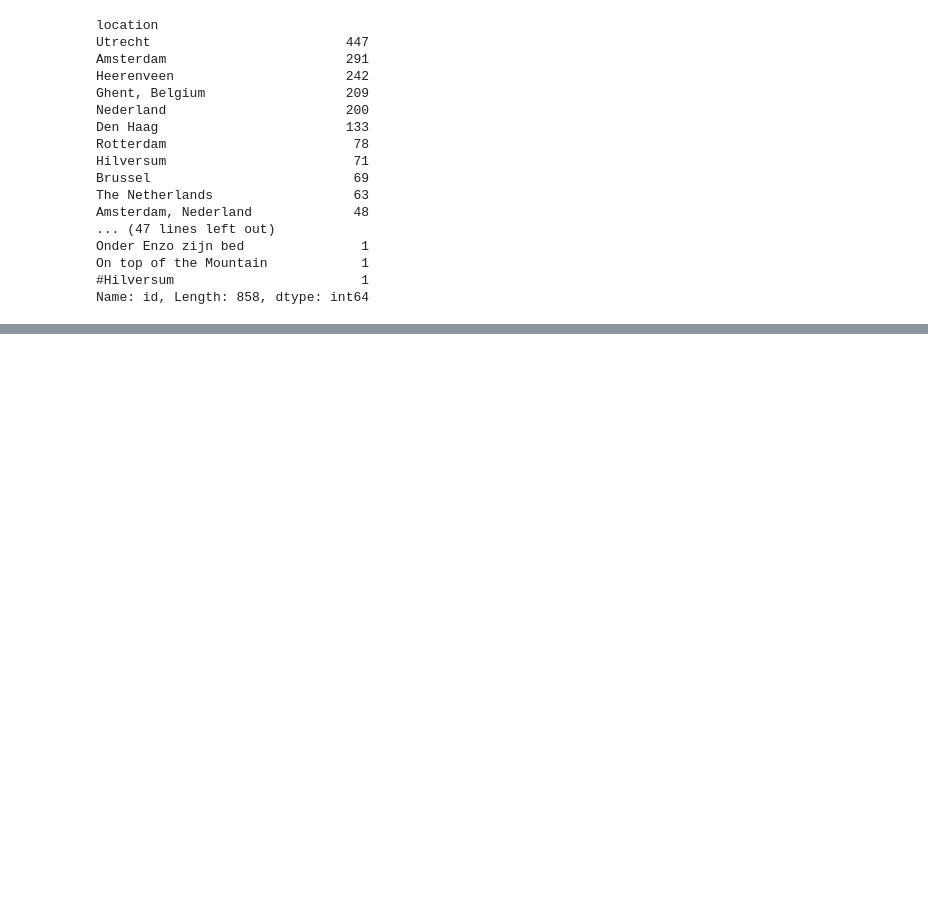
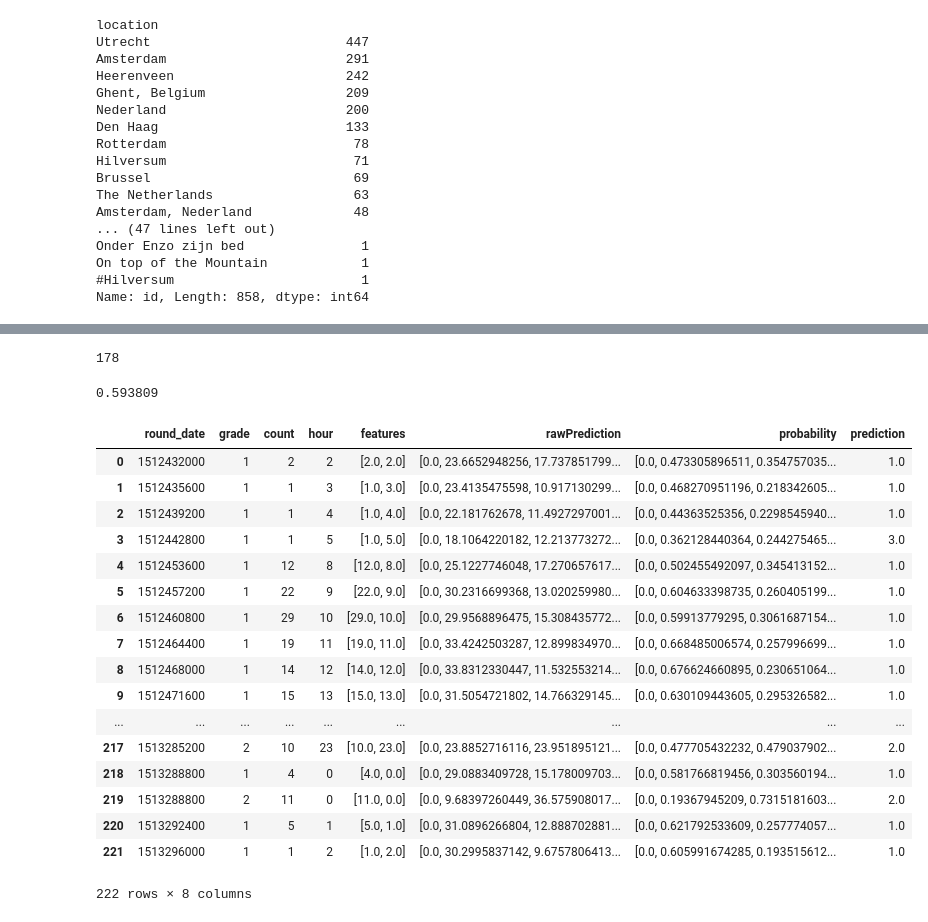
Before and after one commit to AndraIonescu/WSE_FinalPaper, a Jupyter notebook: FinalPaper.ipynb, the cells around one changed output, grey strips where cells are left out. Cells and saved outputs as stored; diff of their text form; code cells hidden in the pictures; blank space fills up the shorter version.

```diff
--- a/FinalPaper.ipynb
+++ b/FinalPaper.ipynb
@@ -139,0 +171,4 @@ wordCloud = WordCloud(width=2000, height=1000, background_color='white').generat
+# %%
+mldf = df.select(['round_date', 'grade']).groupby(['round_date', 'grade']).count().orderBy('round_date')
+mldf = mldf.withColumn('hour', hour(from_unixtime('round_date')))
+mldf.toPandas()
@@ -139,0 +194,12 @@ wordCloud = WordCloud(width=2000, height=1000, background_color='white').generat
+# %%
+from pyspark.ml.feature import VectorAssembler
+from pyspark.ml import Pipeline
+
+features = ['count', 'hour']
+vect = VectorAssembler(inputCols = features, outputCol = 'features')
+pipeline = Pipeline(stages = [vect])
+data = pipeline.fit(mldf).transform(mldf).cache()
+(training, test) = data.randomSplit([0.8, 0.2], seed = 42)
+print training.count()
+# %% [output]
+178
@@ -139,0 +212,33 @@ wordCloud = WordCloud(width=2000, height=1000, background_color='white').generat
+# %%
+from pyspark.ml.classification import RandomForestClassifier as rfc
+
+result = rfc(labelCol = 'grade', featuresCol = 'features', numTrees = 50, maxDepth = 5)
+model = result.fit(training)
+evaluate(test, model.transform(test))
+# %% [output]
+0.593809
+# %%
+predictions = model.transform(data)
+
+predictions.toPandas()
+
+# plot de predictions.grade si predictions.prediction
+# %% [output]
+|  | round_date | grade | count | hour | features | rawPrediction | probability | prediction |
+| 0 | 1512432000 | 1 | 2 | 2 | [2.0, 2.0] | [0.0, 23.6652948256, 17.737851799... | [0.0, 0.473305896511, 0.354757035... | 1.0 |
+| 1 | 1512435600 | 1 | 1 | 3 | [1.0, 3.0] | [0.0, 23.4135475598, 10.917130299... | [0.0, 0.468270951196, 0.218342605... | 1.0 |
+| 2 | 1512439200 | 1 | 1 | 4 | [1.0, 4.0] | [0.0, 22.181762678, 11.4927297001... | [0.0, 0.44363525356, 0.2298545940... | 1.0 |
+| 3 | 1512442800 | 1 | 1 | 5 | [1.0, 5.0] | [0.0, 18.1064220182, 12.213773272... | [0.0, 0.362128440364, 0.244275465... | 3.0 |
+| 4 | 1512453600 | 1 | 12 | 8 | [12.0, 8.0] | [0.0, 25.1227746048, 17.270657617... | [0.0, 0.502455492097, 0.345413152... | 1.0 |
+| 5 | 1512457200 | 1 | 22 | 9 | [22.0, 9.0] | [0.0, 30.2316699368, 13.020259980... | [0.0, 0.604633398735, 0.260405199... | 1.0 |
+| 6 | 1512460800 | 1 | 29 | 10 | [29.0, 10.0] | [0.0, 29.9568896475, 15.308435772... | [0.0, 0.59913779295, 0.3061687154... | 1.0 |
+| 7 | 1512464400 | 1 | 19 | 11 | [19.0, 11.0] | [0.0, 33.4242503287, 12.899834970... | [0.0, 0.668485006574, 0.257996699... | 1.0 |
+| 8 | 1512468000 | 1 | 14 | 12 | [14.0, 12.0] | [0.0, 33.8312330447, 11.532553214... | [0.0, 0.676624660895, 0.230651064... | 1.0 |
+| 9 | 1512471600 | 1 | 15 | 13 | [15.0, 13.0] | [0.0, 31.5054721802, 14.766329145... | [0.0, 0.630109443605, 0.295326582... | 1.0 |
+| ... | ... | ... | ... | ... | ... | ... | ... | ... |
+| 217 | 1513285200 | 2 | 10 | 23 | [10.0, 23.0] | [0.0, 23.8852716116, 23.951895121... | [0.0, 0.477705432232, 0.479037902... | 2.0 |
+| 218 | 1513288800 | 1 | 4 | 0 | [4.0, 0.0] | [0.0, 29.0883409728, 15.178009703... | [0.0, 0.581766819456, 0.303560194... | 1.0 |
+| 219 | 1513288800 | 2 | 11 | 0 | [11.0, 0.0] | [0.0, 9.68397260449, 36.575908017... | [0.0, 0.19367945209, 0.7315181603... | 2.0 |
+| 220 | 1513292400 | 1 | 5 | 1 | [5.0, 1.0] | [0.0, 31.0896266804, 12.888702881... | [0.0, 0.621792533609, 0.257774057... | 1.0 |
+| 221 | 1513296000 | 1 | 1 | 2 | [1.0, 2.0] | [0.0, 30.2995837142, 9.6757806413... | [0.0, 0.605991674285, 0.193515612... | 1.0 |
+222 rows × 8 columns
```
Also changed, not shown: parts of 4 cells of this notebook, 13 other files.
